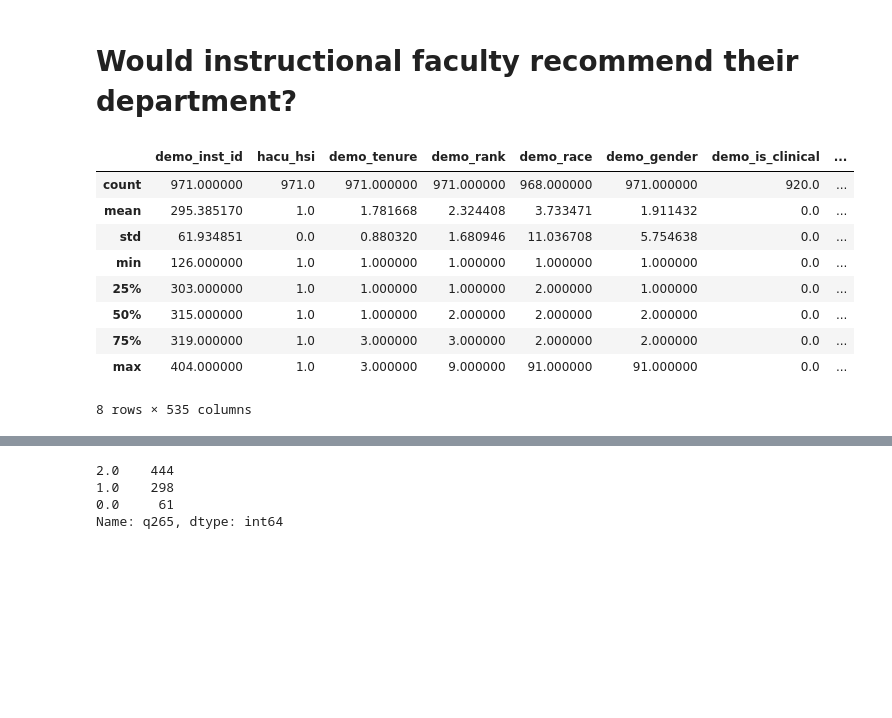
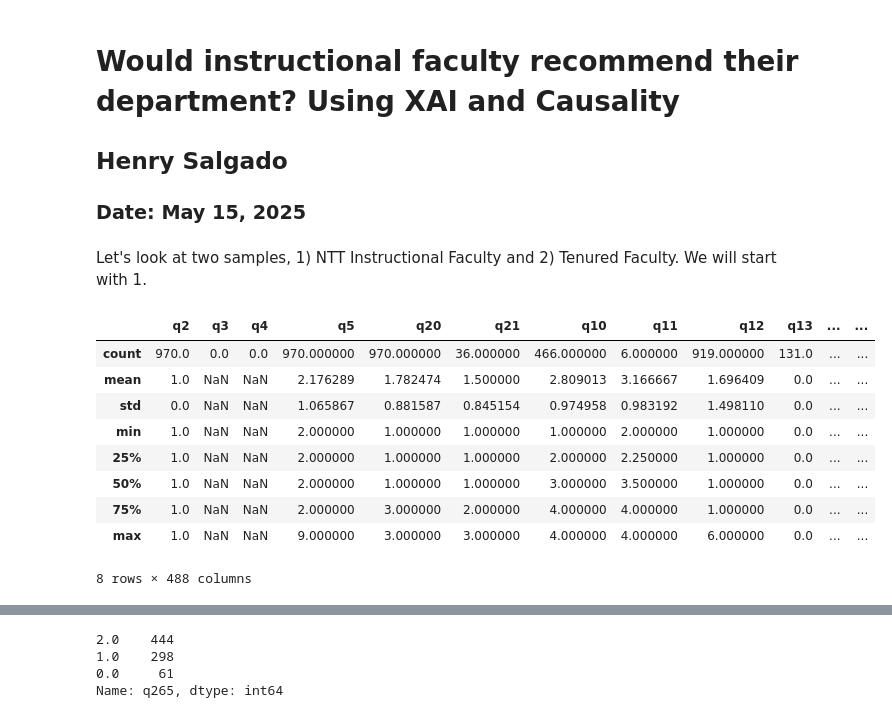
Before and after one commit to eigenhenry/Coache_analysis, a Jupyter notebook: dep_recommendation.ipynb, the cells around one changed output, grey strips where cells are left out. Drawn from its saved outputs; the diff is of its cells as text; code cells hidden in the pictures; blank space fills up the shorter version.

Commit message:
Adding XAI and Causality

```diff
--- a/dep_recommendation.ipynb
+++ b/dep_recommendation.ipynb
@@ -1,28 +1,32 @@
 # %% [markdown]
-# Would instructional faculty recommend their department?
+# Would instructional faculty recommend their department? Using XAI and Causality
+
+## Henry Salgado
+### Date: May 15, 2025
+# %% [markdown]
+Let's look at two samples, 1) NTT Instructional Faculty and 2) Tenured Faculty. We will start with 1.
 # %%
 import pandas as pd
 import numpy as np
 import scipy
 
-
 non_response_codes = [96, 97, 98, 99]
 
-
-data = pd.read_excel('/Users/henrysalgado/Desktop/Coache Data Analysis/Samples/sample1_hsi_stem_instructional.xlsx')
+#data = pd.read_excel('/Users/henrysalgado/Desktop/Coache Data Analysis/Samples/sample1_hsi_stem_instructional.xlsx')
+data = pd.read_excel('/Users/henrysalgado/Desktop/Coache Data Analysis/Samples/del_sample1_hsi_stem_instructional copy.xlsx')
 data.replace(non_response_codes, np.nan, inplace=True)
 data.describe()
 # %% [output]
-|  | demo_inst_id | hacu_hsi | demo_tenure | demo_rank | demo_race | demo_gender | demo_is_clinical | ... |
-| count | 971.000000 | 971.0 | 971.000000 | 971.000000 | 968.000000 | 971.000000 | 920.0 | ... |
-| mean | 295.385170 | 1.0 | 1.781668 | 2.324408 | 3.733471 | 1.911432 | 0.0 | ... |
-| std | 61.934851 | 0.0 | 0.880320 | 1.680946 | 11.036708 | 5.754638 | 0.0 | ... |
-| min | 126.000000 | 1.0 | 1.000000 | 1.000000 | 1.000000 | 1.000000 | 0.0 | ... |
-| 25% | 303.000000 | 1.0 | 1.000000 | 1.000000 | 2.000000 | 1.000000 | 0.0 | ... |
-| 50% | 315.000000 | 1.0 | 1.000000 | 2.000000 | 2.000000 | 2.000000 | 0.0 | ... |
-| 75% | 319.000000 | 1.0 | 3.000000 | 3.000000 | 2.000000 | 2.000000 | 0.0 | ... |
-| max | 404.000000 | 1.0 | 3.000000 | 9.000000 | 91.000000 | 91.000000 | 0.0 | ... |
+|  | q2 | q3 | q4 | q5 | q20 | q21 | q10 | q11 | q12 | q13 | ... | ... |
+| count | 970.0 | 0.0 | 0.0 | 970.000000 | 970.000000 | 36.000000 | 466.000000 | 6.000000 | 919.000000 | 131.0 | ... | ... |
+| mean | 1.0 | NaN | NaN | 2.176289 | 1.782474 | 1.500000 | 2.809013 | 3.166667 | 1.696409 | 0.0 | ... | ... |
+| std | 0.0 | NaN | NaN | 1.065867 | 0.881587 | 0.845154 | 0.974958 | 0.983192 | 1.498110 | 0.0 | ... | ... |
+| min | 1.0 | NaN | NaN | 2.000000 | 1.000000 | 1.000000 | 1.000000 | 2.000000 | 1.000000 | 0.0 | ... | ... |
+| 25% | 1.0 | NaN | NaN | 2.000000 | 1.000000 | 1.000000 | 2.000000 | 2.250000 | 1.000000 | 0.0 | ... | ... |
+| 50% | 1.0 | NaN | NaN | 2.000000 | 1.000000 | 1.000000 | 3.000000 | 3.500000 | 1.000000 | 0.0 | ... | ... |
+| 75% | 1.0 | NaN | NaN | 2.000000 | 3.000000 | 2.000000 | 4.000000 | 4.000000 | 1.000000 | 0.0 | ... | ... |
+| max | 1.0 | NaN | NaN | 9.000000 | 3.000000 | 3.000000 | 4.000000 | 4.000000 | 6.000000 | 0.0 | ... | ... |
-8 rows × 535 columns
+8 rows × 488 columns
 # %%
 from sklearn.model_selection import train_test_split
 from sklearn.linear_model import LogisticRegression
```
Also changed, not shown: parts of 16 cells of this notebook.
